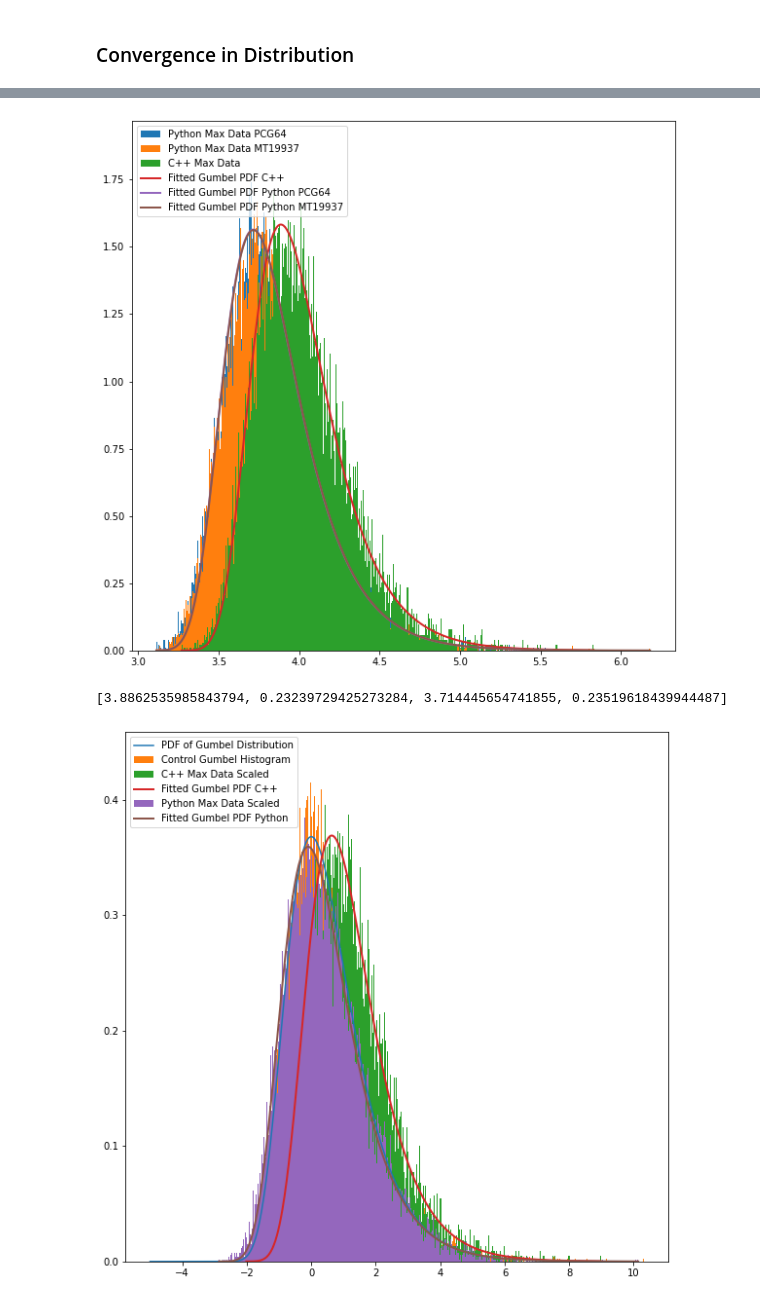
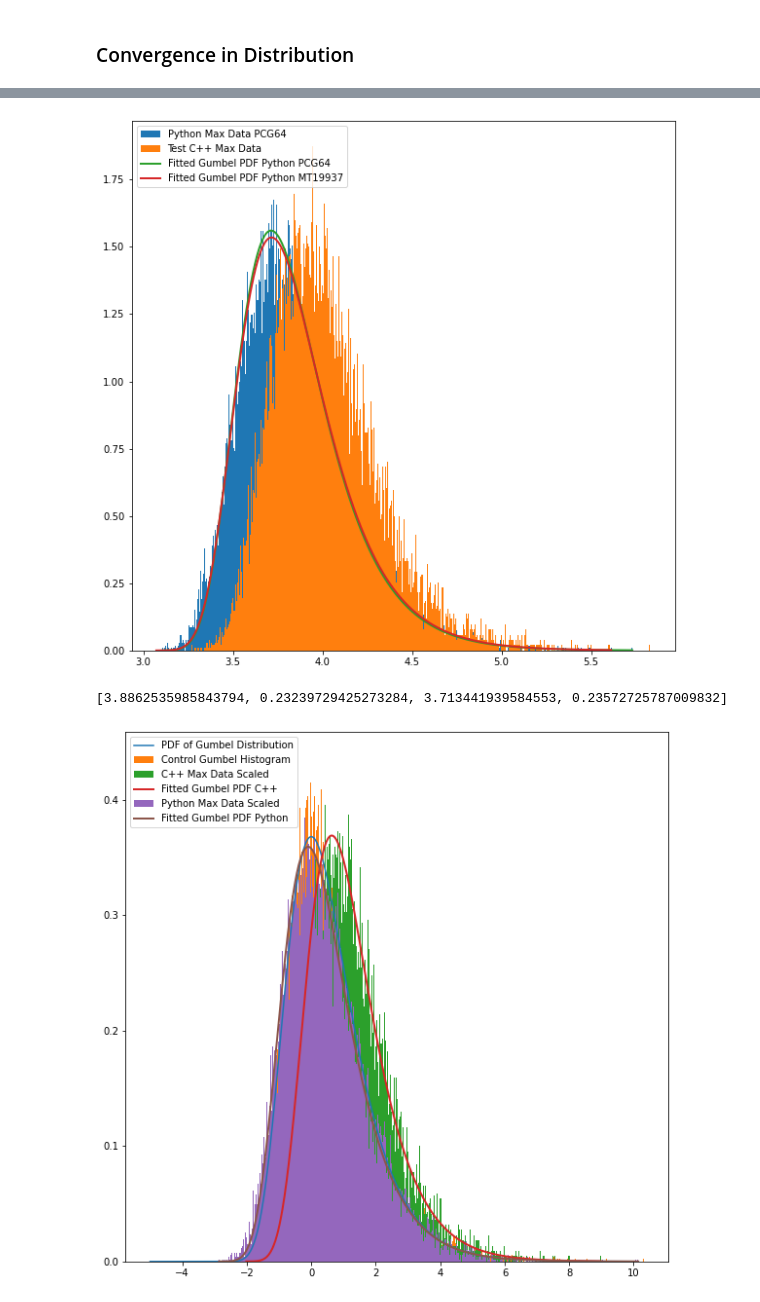
Before and after one commit to connormarrs/FGF-manifold-simulator, a Jupyter notebook: validation-tests.ipynb, the cells around one changed output, grey strips where cells are left out. Saved outputs shown, nothing was run; the diff lists cells and outputs as text; code cells hidden in the pictures.

Commit message:
Added more robust tests for normalcy.

```diff
--- a/validation-tests.ipynb
+++ b/validation-tests.ipynb
@@ -69,3 +76,23 @@ def sampleMn_MT19937(nval, numTrials):
     return np.array(Mn_array)
 
 ControlMaxData_MT19937 = sampleMn_MT19937(n,20000)
+# %%
+# PYTHON CONTROL DATA USING NAIVE MT19937
+def sampleMn_MT19937_naive(nval, numTrials):
+    sample_array=np.zeros((numTrials, nval))
+    for index in range(nval):
+        # for each index, seed new random number generator and fill up
+        # array of trials using np.random.standard_normal()
+        np.random.seed(index)
+        for trial in range(numTrials):
+            sample_array[trial][index]=np.random.standard_normal()
+
+    # compute the maximum
+    max_array=np.zeros(numTrials)
+    for trial in range(numTrials):
+        max_array[trial]=np.max(sample_array[trial])
+
+    return max_array
+
+ControlMaxData_MT19937_Naive = sampleMn_MT19937_naive(n, 20000)
+print(ControlMaxData_MT19937_Naive)
@@ -81,41 +119,47 @@ ControlMaxData_MT19937Scaled = a(n)*(ControlMaxData_MT19937-b(n))
 # %%
 fig = plt.figure(figsize =(10,10))
 ax1 = plt.subplot(111)
 
 # ax1.plot(X, pdf(X), label="PDF of Gumbel Distribution")
 
 (counts1, bins1) = np.histogram(MaxData, bins=500)
 (counts2, bins2) = np.histogram(ControlMaxData_PCG64, bins=500)
 (counts3, bins3) = np.histogram(ControlMaxData_MT19937, bins=500)
+(counts4, bins4) = np.histogram(Test_CPP_MaxData, bins=500)
 plt.hist(bins2[:-1], bins2, weights=counts2, density=True, label="Python Max Data PCG64")
-plt.hist(bins3[:-1], bins3, weights=counts3, density=True, label="Python Max Data MT19937")
-plt.hist(bins1[:-1], bins1, weights=counts1, density=True, label="C++ Max Data")
+# plt.hist(bins3[:-1], bins3, weights=counts3, density=True, label="Python Max Data MT19937")
+# plt.hist(bins1[:-1], bins1, weights=counts1, density=True, label="C++ Max Data")
+plt.hist(bins4[:-1], bins4, weights=counts4, density=True, label="Test C++ Max Data")
 
-beta1 = np.std(MaxData) * np.sqrt(6) / np.pi
-mu1 = np.mean(MaxData) - 0.57721*beta1
-plt.plot(bins1, (1/beta1)*np.exp(-(bins1 - mu1)/beta1)
-         * np.exp(-np.exp(-(bins1 - mu1)/beta1)),
-         linewidth=2, label="Fitted Gumbel PDF C++")
+(counts5, bins5) = np.histogram(ControlMaxData_MT19937_Naive, bins=500)
+# plt.hist(bins5[:-1], bins5, weights=counts5, density=True, label="Python Max Data MT19937 Naive")
+
+
+# beta1 = np.std(MaxData) * np.sqrt(6) / np.pi
+# mu1 = np.mean(MaxData) - 0.57721*beta1
+# plt.plot(bins1, (1/beta1)*np.exp(-(bins1 - mu1)/beta1)
+#          * np.exp(-np.exp(-(bins1 - mu1)/beta1)),
+#          linewidth=2, label="Fitted Gumbel PDF C++")
 
 beta2 = np.std(ControlMaxData_PCG64) * np.sqrt(6) / np.pi
 mu2 = np.mean(ControlMaxData_PCG64) - 0.57721*beta2
 plt.plot(bins2, (1/beta2)*np.exp(-(bins2 - mu2)/beta2)
          * np.exp(-np.exp(-(bins2 - mu2)/beta2)),
          linewidth=2, label="Fitted Gumbel PDF Python PCG64")
 
 beta3 = np.std(ControlMaxData_MT19937) * np.sqrt(6) / np.pi
 mu3 = np.mean(ControlMaxData_MT19937) - 0.57721*beta3
 plt.plot(bins3, (1/beta3)*np.exp(-(bins3 - mu3)/beta3)
          * np.exp(-np.exp(-(bins3 - mu3)/beta3)),
          linewidth=2, label="Fitted Gumbel PDF Python MT19937")
 
 plt.legend(loc="upper left")
 plt.show()
 
 print([mu1, beta1, mu2, beta2])
 # %% [output]
-[figure, old version]
+[figure, new version]
-[3.8862535985843794, 0.23239729425273284, 3.714445654741855, 0.23519618439944487]
+[3.8862535985843794, 0.23239729425273284, 3.713441939584553, 0.23572725787009832]
 # %%
 fig = plt.figure(figsize =(10,10))
 ax1 = plt.subplot(111)
```
Also changed, not shown: parts of 5 cells of this notebook.
